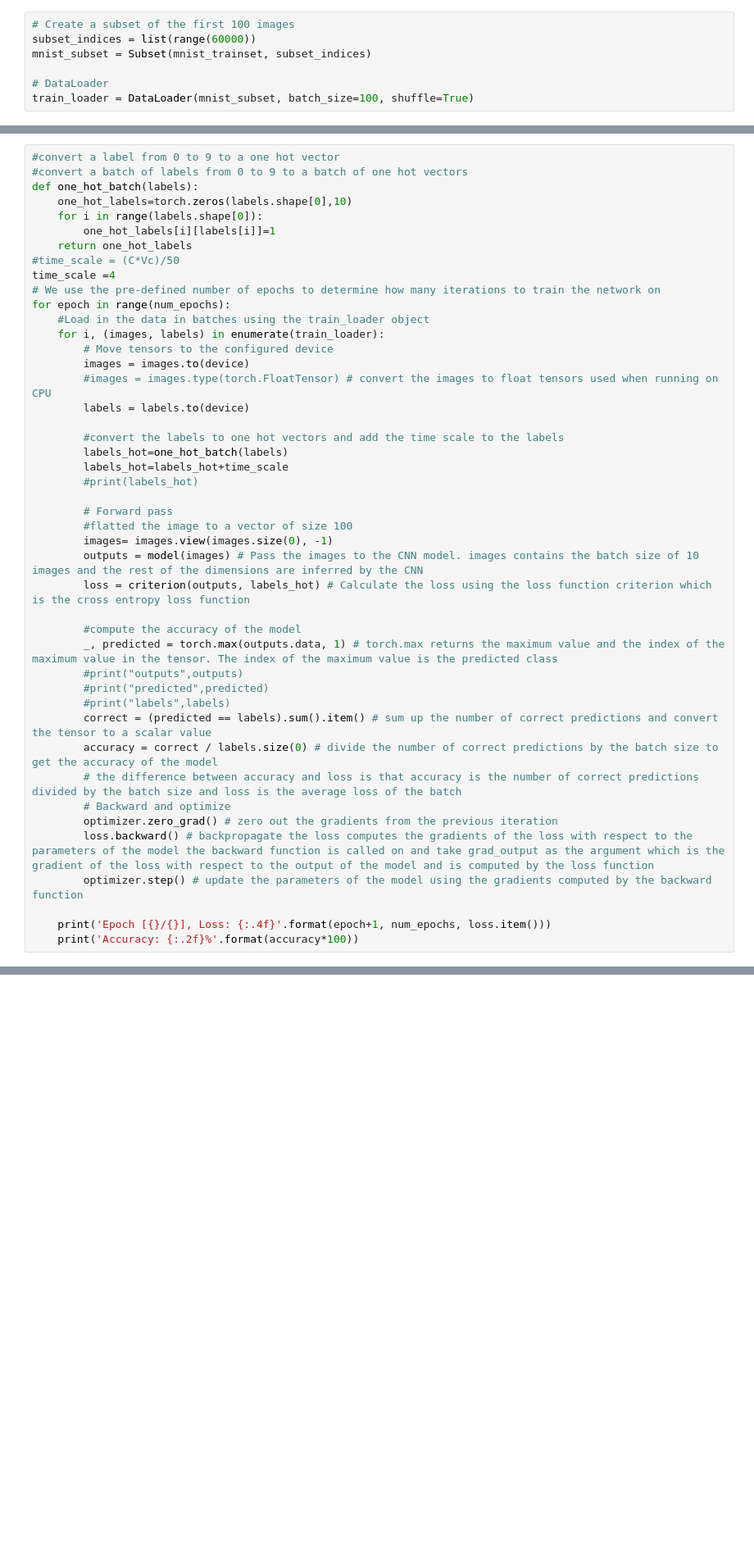
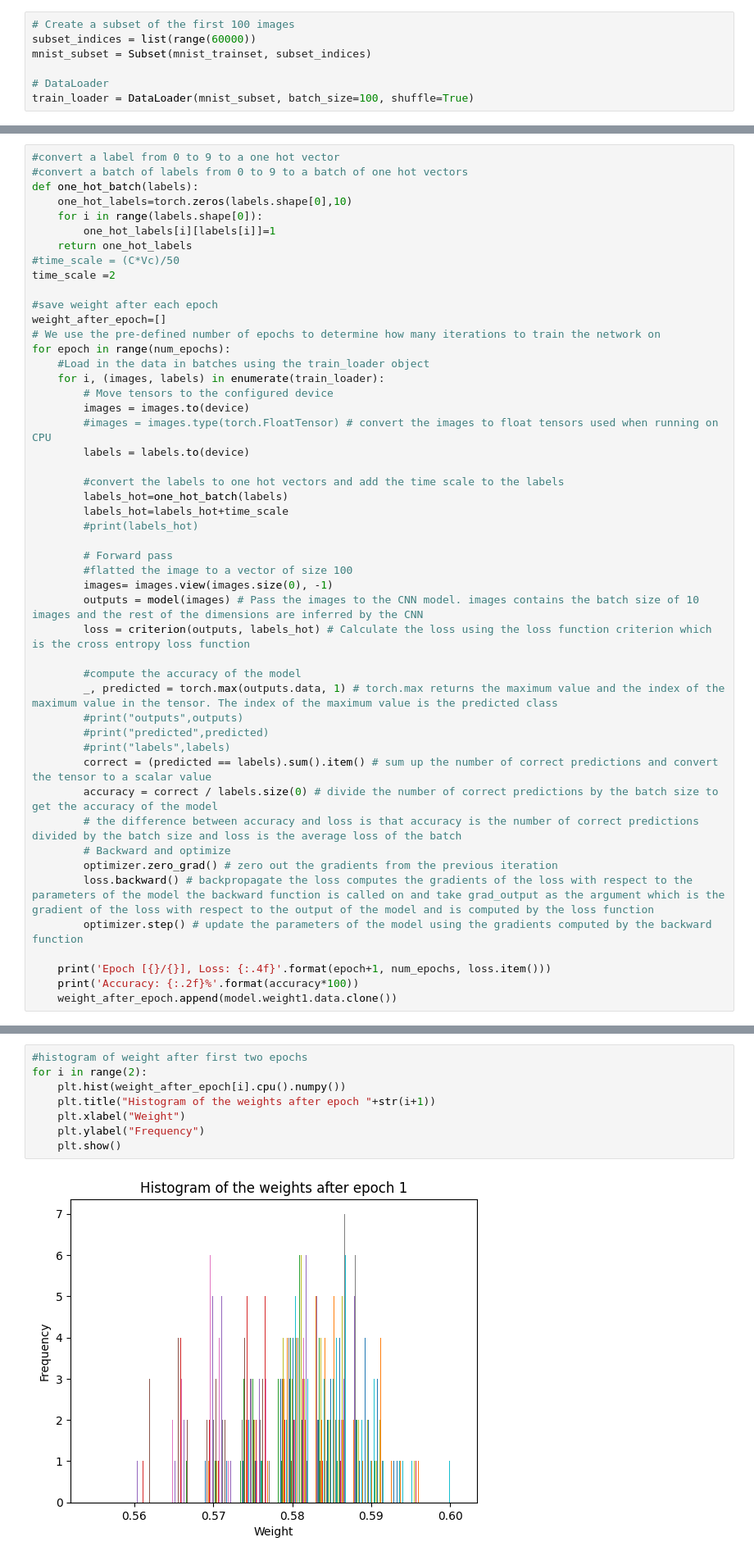
Before and after one commit to teewhy27/Temporal-NN, a Jupyter notebook: 20k-forward-backward.ipynb, the cells around one changed output, grey strips where cells are left out. Shown at 82% size. Cells and saved outputs as stored; diff of their text form; blank space fills up the shorter version.

```diff
--- a/20k-forward-backward.ipynb
+++ b/20k-forward-backward.ipynb
@@ -298,7 +329,10 @@ def one_hot_batch(labels):
         one_hot_labels[i][labels[i]]=1
     return one_hot_labels
 #time_scale = (C*Vc)/50
-time_scale =4
+time_scale =2
+
+#save weight after each epoch
+weight_after_epoch=[]
 # We use the pre-defined number of epochs to determine how many iterations to train the network on
 for epoch in range(num_epochs):
 	#Load in the data in batches using the train_loader object
@@ -334,4 +368,5 @@ for epoch in range(num_epochs):
 
     print('Epoch [{}/{}], Loss: {:.4f}'.format(epoch+1, num_epochs, loss.item()))
     print('Accuracy: {:.2f}%'.format(accuracy*100))
+    weight_after_epoch.append(model.weight1.data.clone())
 # %% [output]
@@ -406,0 +399,10 @@ class Linear(nn.Linear)
+# %%
+#histogram of weight after first two epochs
+for i in range(2):
+    plt.hist(weight_after_epoch[i].cpu().numpy())
+    plt.title("Histogram of the weights after epoch "+str(i+1))
+    plt.xlabel("Weight")
+    plt.ylabel("Frequency")
+    plt.show()
+# %% [output]
+[figure, added]
```
Also changed, not shown: parts of 32 cells of this notebook.
